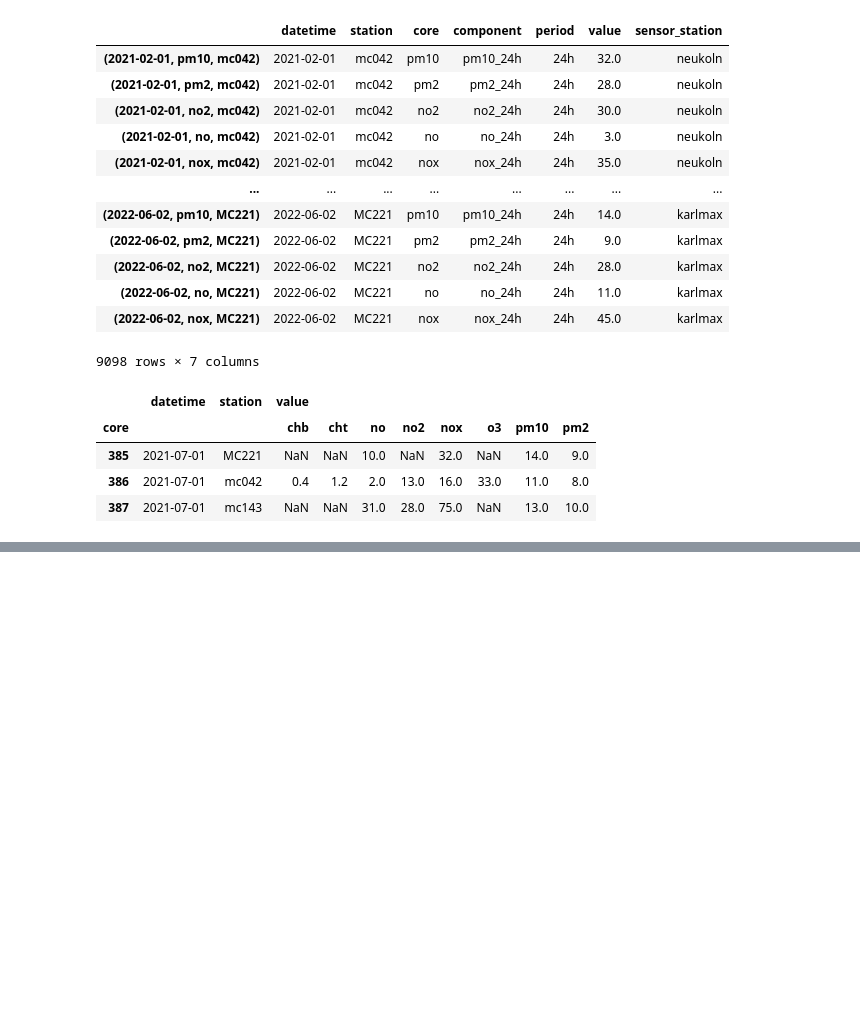
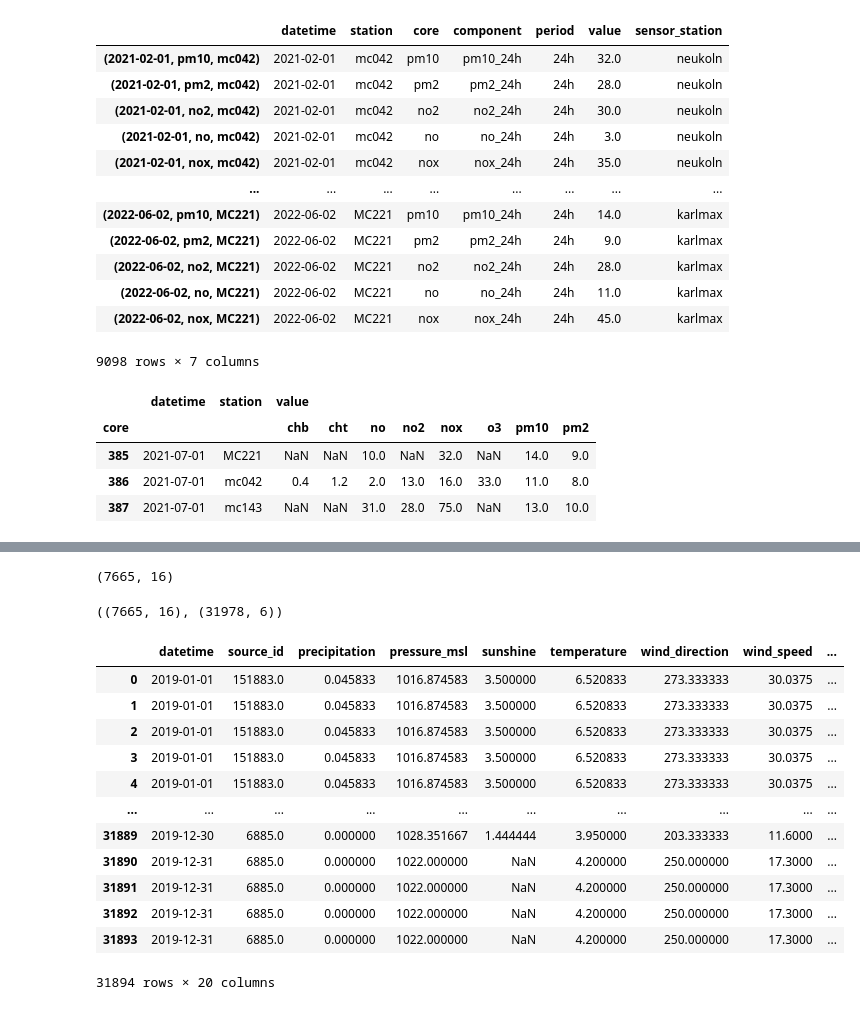
Before and after one commit to irahulcse/ARENA2036, a Jupyter notebook: data_collection.ipynb, the cells around one changed output, grey strips where cells are left out. Saved outputs shown, nothing was run; the diff lists cells and outputs as text; code cells hidden in the pictures; blank space fills up the shorter version.

Commit message:
emissin weather update

```diff
--- a/data_collection.ipynb
+++ b/data_collection.ipynb
@@ -616,0 +661,6 @@ temp_data[temp_data.datetime == '2021-07-01']
+# %%
+emission_data = emission_data.drop_duplicates()
+# %%
+emission_data = emission_data.reset_index()
+# %%
+emission_data.drop(columns=['index'], inplace=True)
@@ -616,0 +692,4 @@ temp_data[temp_data.datetime == '2021-07-01']
+# %%
+weather_data.shape
+# %% [output]
+(7665, 16)
@@ -616,0 +702,22 @@ temp_data[temp_data.datetime == '2021-07-01']
+# %%
+weather_data.shape, emission_data.shape
+# %% [output]
+((7665, 16), (31978, 6))
+# %%
+weather_data_main = weather_data.merge(emission_data, on=['datetime', 'station'])
+# %%
+weather_data_main
+# %% [output]
+|  | datetime | source_id | precipitation | pressure_msl | sunshine | temperature | wind_direction | wind_speed | ... |
+| 0 | 2019-01-01 | 151883.0 | 0.045833 | 1016.874583 | 3.500000 | 6.520833 | 273.333333 | 30.0375 | ... |
+| 1 | 2019-01-01 | 151883.0 | 0.045833 | 1016.874583 | 3.500000 | 6.520833 | 273.333333 | 30.0375 | ... |
+| 2 | 2019-01-01 | 151883.0 | 0.045833 | 1016.874583 | 3.500000 | 6.520833 | 273.333333 | 30.0375 | ... |
+| 3 | 2019-01-01 | 151883.0 | 0.045833 | 1016.874583 | 3.500000 | 6.520833 | 273.333333 | 30.0375 | ... |
+| 4 | 2019-01-01 | 151883.0 | 0.045833 | 1016.874583 | 3.500000 | 6.520833 | 273.333333 | 30.0375 | ... |
+| ... | ... | ... | ... | ... | ... | ... | ... | ... | ... |
+| 31889 | 2019-12-30 | 6885.0 | 0.000000 | 1028.351667 | 1.444444 | 3.950000 | 203.333333 | 11.6000 | ... |
+| 31890 | 2019-12-31 | 6885.0 | 0.000000 | 1022.000000 | NaN | 4.200000 | 250.000000 | 17.3000 | ... |
+| 31891 | 2019-12-31 | 6885.0 | 0.000000 | 1022.000000 | NaN | 4.200000 | 250.000000 | 17.3000 | ... |
+| 31892 | 2019-12-31 | 6885.0 | 0.000000 | 1022.000000 | NaN | 4.200000 | 250.000000 | 17.3000 | ... |
+| 31893 | 2019-12-31 | 6885.0 | 0.000000 | 1022.000000 | NaN | 4.200000 | 250.000000 | 17.3000 | ... |
+31894 rows × 20 columns
```
Also changed, not shown: parts of 17 cells of this notebook, 1 other file.
